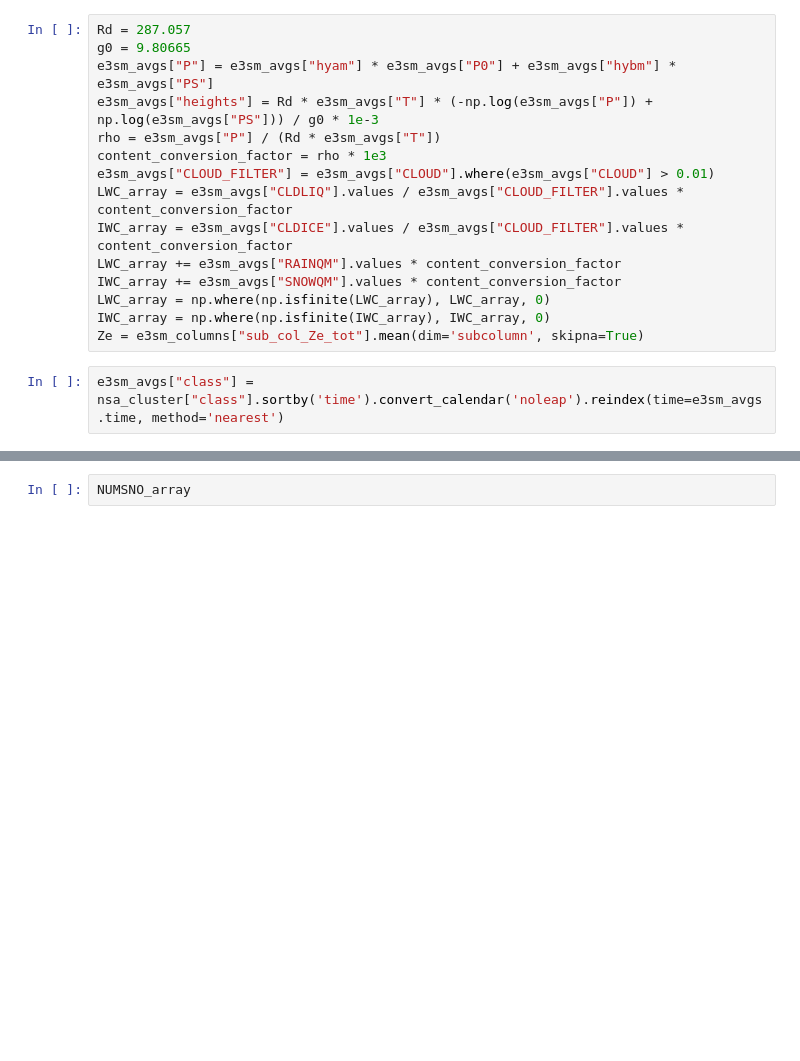
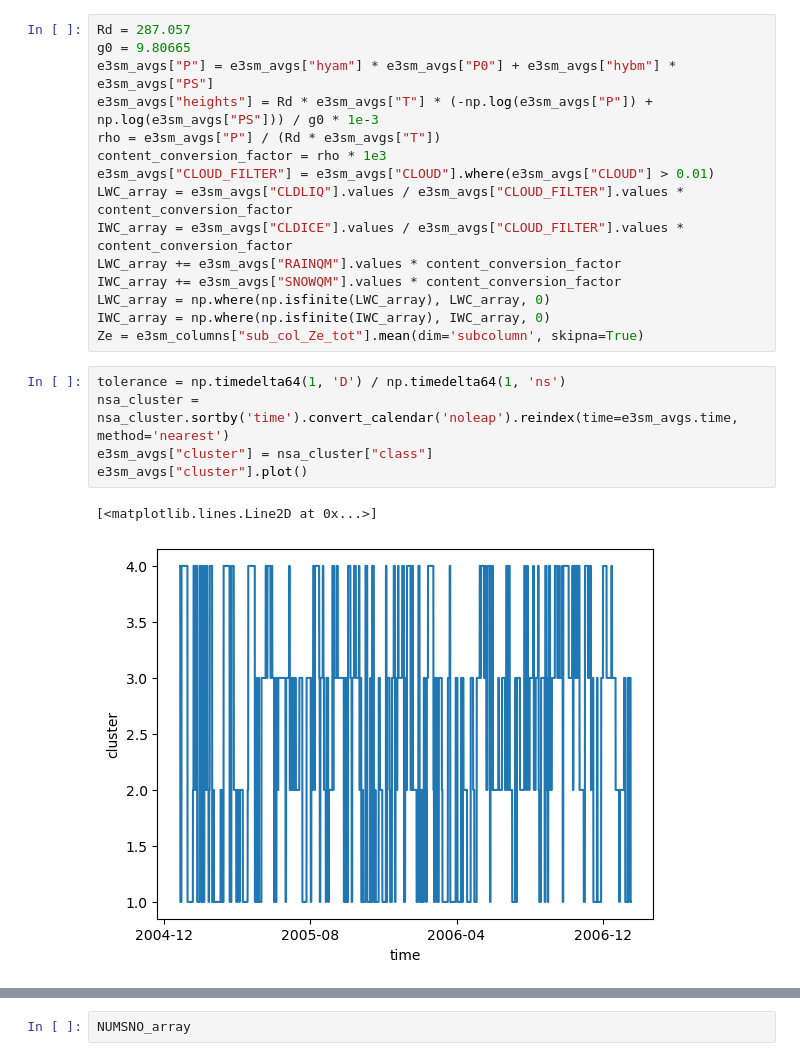
Before and after one commit to rcjackson/e3sm_nsa, a Jupyter notebook: notebooks/KAZR_in_clusters.ipynb, the cells around one changed output, grey strips where cells are left out. Cells and saved outputs as stored; diff of their text form; blank space fills up the shorter version.

```diff
--- a/notebooks/KAZR_in_clusters.ipynb
+++ b/notebooks/KAZR_in_clusters.ipynb
@@ -147,6 +163,12 @@ LWC_array = np.where(np.isfinite(LWC_array), LWC_array, 0)
 IWC_array = np.where(np.isfinite(IWC_array), IWC_array, 0)
 Ze = e3sm_columns["sub_col_Ze_tot"].mean(dim='subcolumn', skipna=True)
 # %%
-e3sm_avgs["class"] = nsa_cluster["class"].sortby('time').convert_calendar('noleap').reindex(time=e3sm_avgs.time, method='nearest')
+tolerance = np.timedelta64(1, 'D') / np.timedelta64(1, 'ns')
+nsa_cluster = nsa_cluster.sortby('time').convert_calendar('noleap').reindex(time=e3sm_avgs.time, method='nearest')
+e3sm_avgs["cluster"] = nsa_cluster["class"]
+e3sm_avgs["cluster"].plot()
+# %% [output]
+[<matplotlib.lines.Line2D at 0x...>]
+[figure, added]
 # %%
 clear_pct = 1 - e3sm_avgs["CLOUD"].values
```
Also changed, not shown: parts of 13 cells of this notebook.
